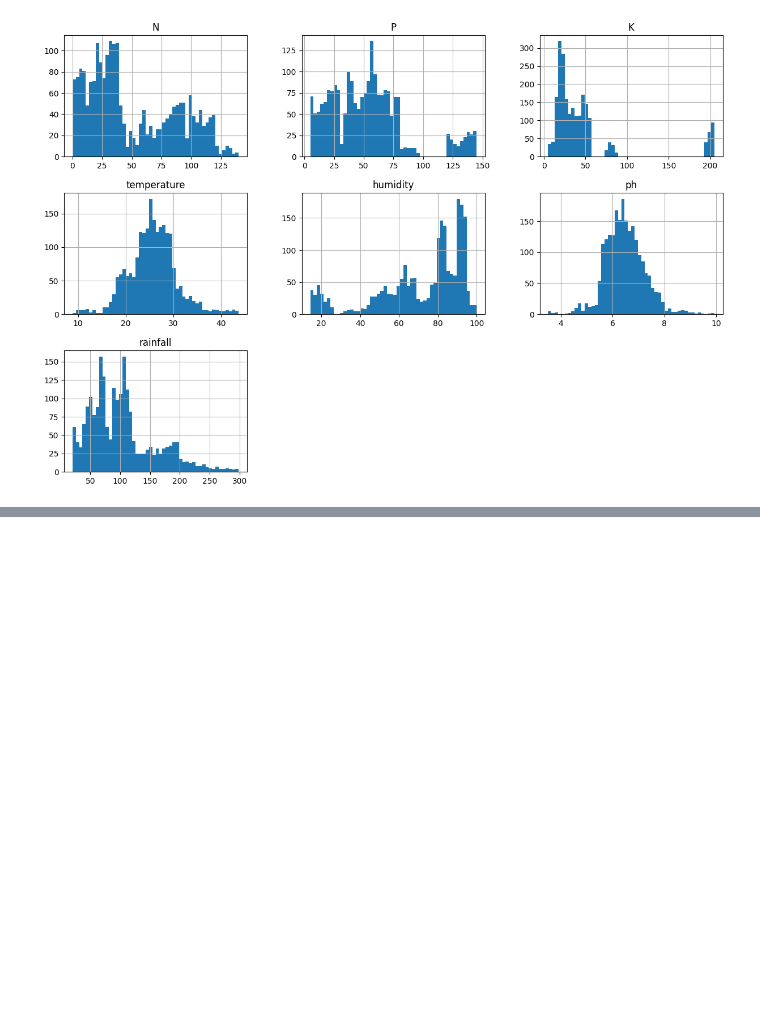
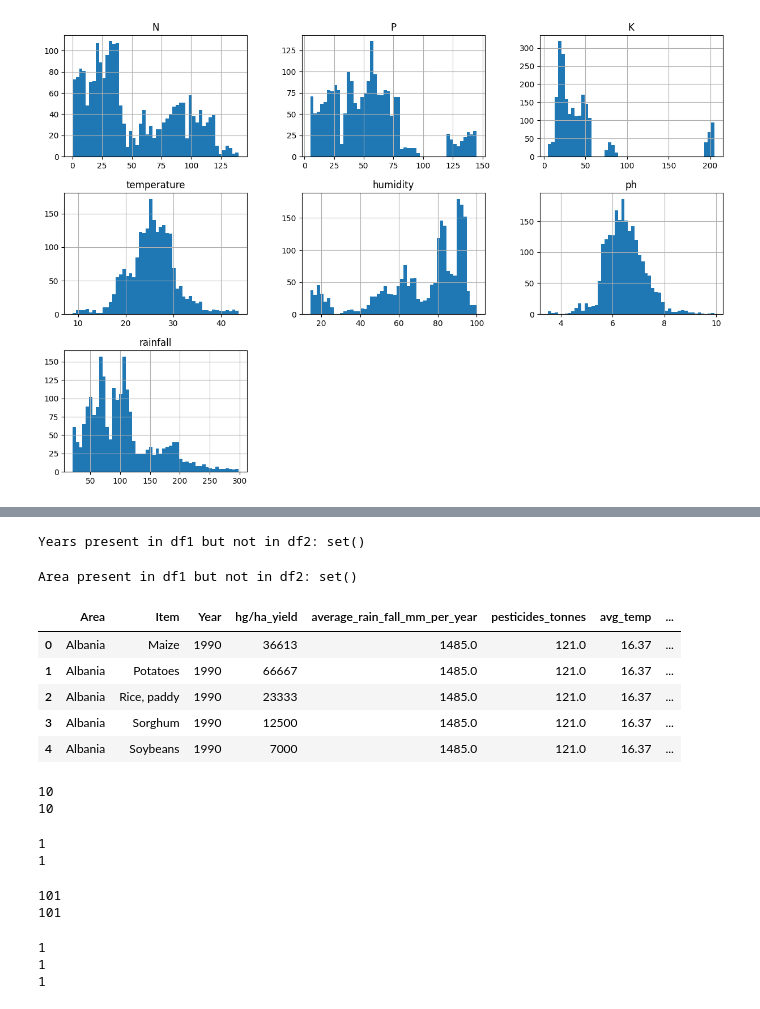
Before and after one commit to abimputraa04/kuliahml, a Jupyter notebook: Untitled2.ipynb, the cells around one changed output, grey strips where cells are left out. Cells and saved outputs as stored; diff of their text form; code cells hidden in the pictures; blank space fills up the shorter version.

```diff
--- a/Untitled2.ipynb
+++ b/Untitled2.ipynb
@@ -114,0 +116,6 @@ sns.pairplot(numerical_df)
+# %%
+df_yield = pd.read_csv("/content/drive/MyDrive/Kaggle/yield.csv")
+df_temp= pd.read_csv("/content/drive/MyDrive/Kaggle/temp.csv")
+df_rainfall = pd.read_csv("/content/drive/MyDrive/Kaggle/rainfall.csv")
+df_pesticides = pd.read_csv("/content/drive/MyDrive/Kaggle/pesticides.csv")
+df_yield_df = pd.read_csv("/content/drive/MyDrive/Kaggle/yield_df.csv")
@@ -114,0 +134,5 @@ sns.pairplot(numerical_df)
+# %%
+print(df_yield_df.columns)
+print(df_yield_df['Area'].nunique())
+print(df_yield_df['Year'].nunique())
+df_yield_df.drop(['Unnamed: 0'], axis = 1 ,inplace = True)
@@ -114,0 +211,60 @@ sns.pairplot(numerical_df)
+# %%
+# Assuming your first dataframe is df1 and second dataframe is df2
+years_df1 = set(yield_df['Year'].unique())
+years_df2 = set(df_trp['Year'].unique())
+
+# Find the years in df2 that are not in df1
+years_only_in_df2 = years_df2 - years_df1
+
+# Print the result
+print("Years present in df1 but not in df2:", years_only_in_df2)
+# %% [output]
+Years present in df1 but not in df2: set()
+# %%
+# Assuming your first dataframe is df1 and second dataframe is df2
+area_df1 = set(yield_df['Year'].unique())
+area_df2 = set(df_trp['Year'].unique())
+
+# Find the years in df2 that are not in df1
+area_only_in_df1 = area_df2 - area_df1
+
+# Print the result
+print("Area present in df1 but not in df2:", area_only_in_df1)
+# %% [output]
+Area present in df1 but not in df2: set()
+# %%
+yield_df.head()
+# %% [output]
+|  | Area | Item | Year | hg/ha_yield | average_rain_fall_mm_per_year | pesticides_tonnes | avg_temp | ... |
+| 0 | Albania | Maize | 1990 | 36613 | 1485.0 | 121.0 | 16.37 | ... |
+| 1 | Albania | Potatoes | 1990 | 66667 | 1485.0 | 121.0 | 16.37 | ... |
+| 2 | Albania | Rice, paddy | 1990 | 23333 | 1485.0 | 121.0 | 16.37 | ... |
+| 3 | Albania | Sorghum | 1990 | 12500 | 1485.0 | 121.0 | 16.37 | ... |
+| 4 | Albania | Soybeans | 1990 | 7000 | 1485.0 | 121.0 | 16.37 | ... |
+# %%
+print(yield_df['Item Code'].nunique())
+print(yield_df['Item'].nunique())
+## It has one unique value for each crop
+# %% [output]
+10
+10
+# %%
+print(yield_df['Domain'].nunique())
+print(yield_df['Domain Code'].nunique())
+# %% [output]
+1
+1
+# %%
+print(yield_df['Area'].nunique())
+print(yield_df['Area Code'].nunique())
+# %% [output]
+101
+101
+# %%
+print(yield_df['Element Code'].nunique())
+print(yield_df['Element'].nunique())
+print(yield_df['Unit'].nunique())
+# %% [output]
+1
+1
+1
```
Also changed, not shown: parts of 33 cells of this notebook.
